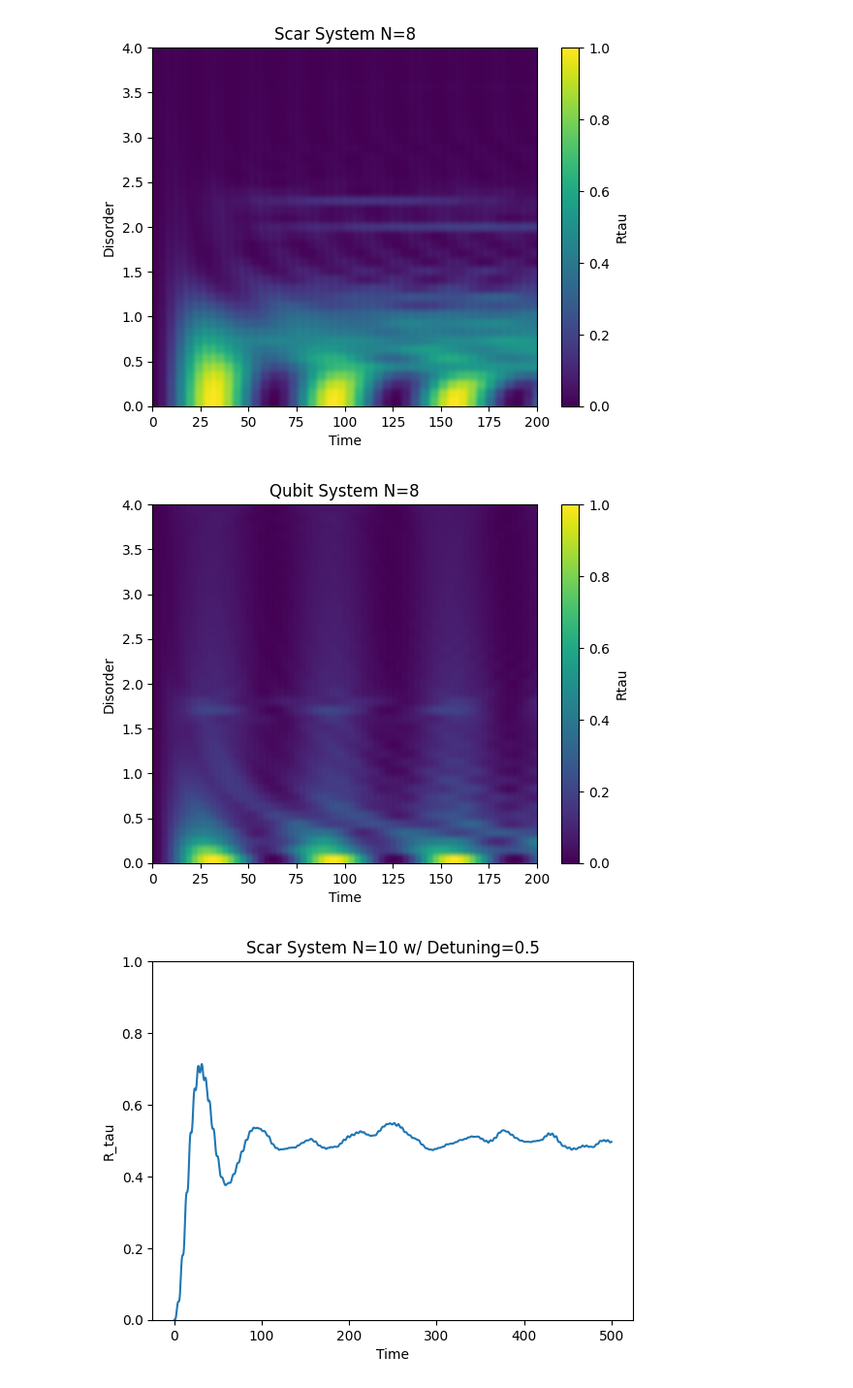
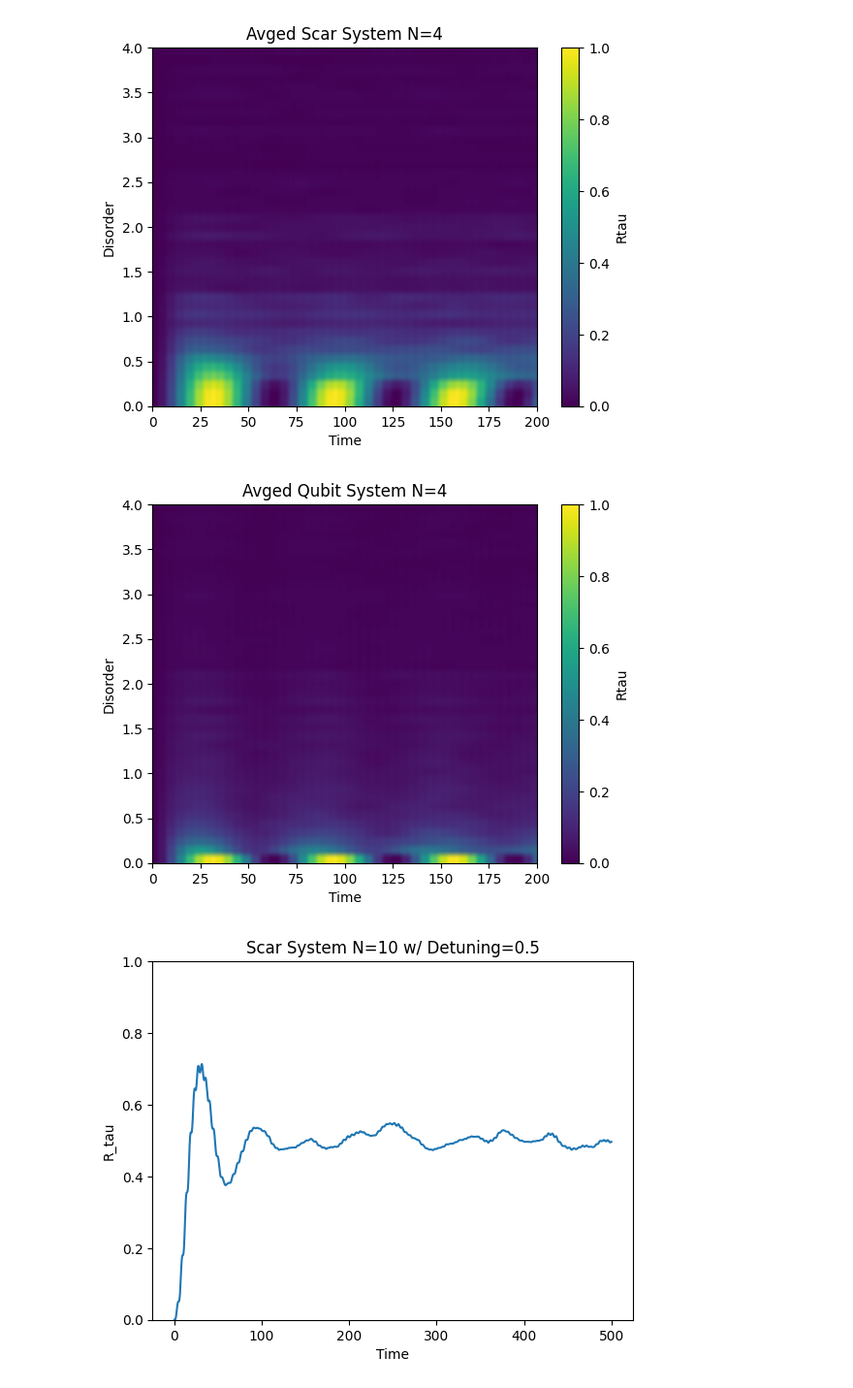
Before and after one commit to Idden/Quantum-Internship, a Jupyter notebook: Quantum_Batteries_Scars/disorder_tests/test1.ipynb, the cells around one changed output. Shown at 97% size. Drawn from its saved outputs; the diff is of its cells as text; code cells hidden in the pictures.

```diff
--- a/Quantum_Batteries_Scars/disorder_tests/test1.ipynb
+++ b/Quantum_Batteries_Scars/disorder_tests/test1.ipynb
@@ -5,61 +5,65 @@ import matplotlib.pyplot as plt
 from quantumScarFunctions import *
 # %%
 wd = 0.642570281124498
-wm = 1.0
-tau = 200
-tlist = np.linspace(0, tau, 400)
+wm = 0.642570281124498
+tlist = np.linspace(0, 200, 400)
 detuning = 0.5
 dlist = np.linspace(0, 4, 41)
-N = 8
+N = 4
+reals = 50
 # %%
 densityRtau_scar = []
 for d in dlist:
-    Rtau = None
-    H0, H1, eigenvalues, eigenstates, psi0, basisList = get_scar_ham(N, disorder=True, detuning=d)
-    args = {"A": 0.1, "omega": wd}
-    H = qt.QobjEvo([H0, [H1, coeff]], args=args)
-    psi_t = qt.sesolve(H, eigenstates[0], tlist, e_ops=[H0])
-    Rtau = np.real(psi_t.expect[0] - psi_t.expect[0][0]) / (eigenvalues[-1] - eigenvalues[0])
-    densityRtau_scar.append(Rtau)
+    zeroes = np.zeros(len(tlist))
+    for _ in range(reals):
+        H0, H1, eigenvalues, eigenstates, psi0, basisList = get_scar_ham(N, disorder=True, detuning=d, random_seed=True)
+        args = {"A": 0.1, "omega": wd}
+        H = qt.QobjEvo([H0, [H1, coeff]], args=args)
+        psi_t = qt.sesolve(H, eigenstates[0], tlist, e_ops=[H0])
+        Rtau = np.real(psi_t.expect[0] - psi_t.expect[0][0]) / (eigenvalues[-1] - eigenvalues[0])
+        zeroes += Rtau
+    densityRtau_scar.append(zeroes / reals)
 
 plt.imshow(densityRtau_scar,
            extent=[tlist.min(), tlist.max(), dlist.min(), dlist.max()],
            origin='lower',
            aspect='auto',
            cmap='viridis', vmin=0, vmax=1)
 plt.colorbar(label="Rtau")
-plt.title(f"Scar System N={N}")
+plt.title(f"Avged Scar System N={N}")
 plt.ylabel("Disorder")
 plt.xlabel("Time")
 plt.show()
 
 # decoupled system
 densityRtau_qubit = []
 for d in dlist:
-    qRtau = None
-    qH0, qH1, wm = get_qubit_ham(N, wm=1.0, disorder=True, detuning=d)
-    qeigvals, qeigstates = qH0.eigenstates()
-    qband = qeigvals[-1] - qeigvals[0]
+    zeroes = np.zeros(len(tlist))
+    for _ in range(reals):
+        qH0, qH1 = get_qubit_ham(N, wm=wm, disorder=True, detuning=d, random_seed=True)
+        qeigvals, qeigstates = qH0.eigenstates()
+        qband = qeigvals[-1] - qeigvals[0]
 
-    qargs = {"A": 0.1, "omega": wm}
-    qH = qt.QobjEvo([qH0, [qH1, coeff]], args=qargs)
-    qpsi_t = qt.sesolve(qH, qeigstates[0], tlist, e_ops=[qH0])
-    qRtau = np.real(qpsi_t.expect[0] - qpsi_t.expect[0][0]) / qband
-    densityRtau_qubit.append(qRtau)
+        qargs = {"A": 0.1, "omega": wm}
+        qH = qt.QobjEvo([qH0, [qH1, coeff]], args=qargs)
+        qpsi_t = qt.sesolve(qH, qeigstates[0], tlist, e_ops=[qH0])
+        qRtau = np.real(qpsi_t.expect[0] - qpsi_t.expect[0][0]) / qband
+        zeroes += qRtau
+    densityRtau_qubit.append(zeroes / reals)
 
 plt.imshow(densityRtau_qubit,
            extent=[tlist.min(), tlist.max(), dlist.min(), dlist.max()],
            origin='lower',
            aspect='auto',
            cmap='viridis', vmin=0, vmax=1)
 plt.colorbar(label="Rtau")
-plt.title(f"Qubit System N={N}")
+plt.title(f"Avged Qubit System N={N}")
 plt.ylabel("Disorder")
 plt.xlabel("Time")
 plt.show()
 # %% [output]
-[figure, old version]
+[figure, new version]
-[figure, old version]
+[figure, new version]
 # %%
 # scar system
 args = {"A": 0.1, "omega": wd}
```
Also changed, not shown: 7 other files.
